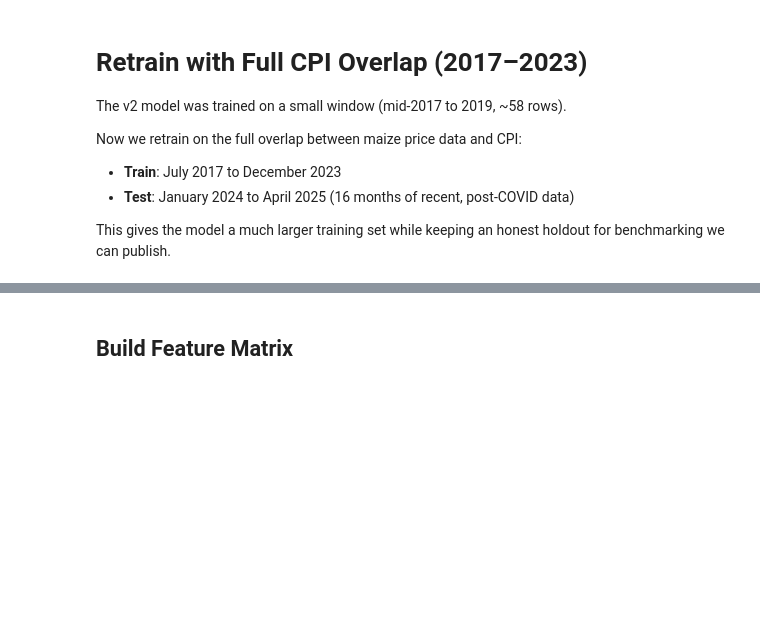
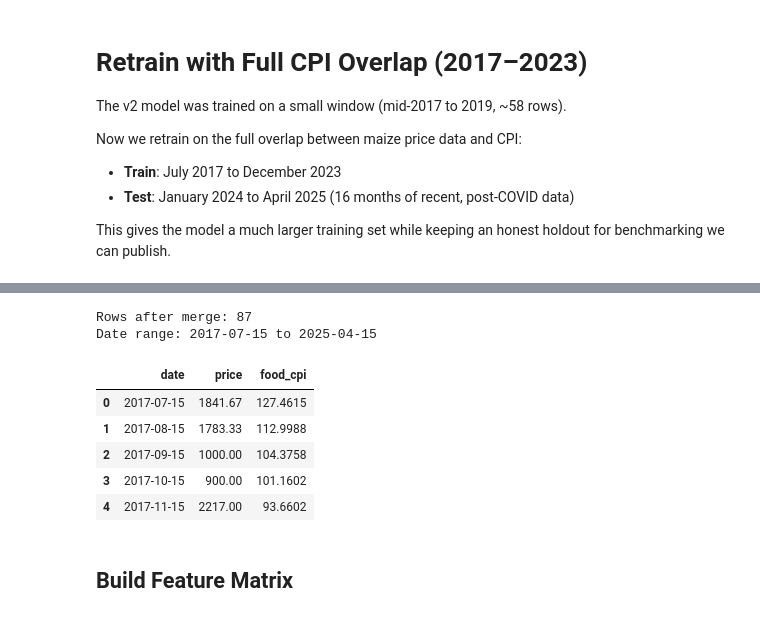
Before and after one commit to Byabasaija/east-africa-food-prices, a Jupyter notebook: food_prices_model/05_retrain_full.ipynb, the cells around one changed output, grey strips where cells are left out. Cells and saved outputs as stored; diff of their text form; code cells hidden in the pictures; blank space fills up the shorter version.

```diff
--- a/food_prices_model/05_retrain_full.ipynb
+++ b/food_prices_model/05_retrain_full.ipynb
@@ -12,29 +36,39 @@ for benchmarking we can publish.
 # %%
 import pandas as pd
 from huggingface_hub import hf_hub_download
 
 # Download datasets from HuggingFace
 prices_path = hf_hub_download(
     repo_id="byabasaija/uganda-maize-prices",
     filename="uganda_maize_prices_owino.csv",
     repo_type="dataset",
 )
 cpi_path = hf_hub_download(
     repo_id="byabasaija/uganda-food-cpi",
-    filename="food_cpi_monthly.csv",
+    filename="maize_cpi_monthly.csv",
     repo_type="dataset",
 )
 
+
 maize_df = pd.read_csv(prices_path)
-cpi_df = pd.read_csv(cpi_path)
+cpi_df = pd.read_csv(cpi_path).rename(columns={"maize_cpi": "food_cpi"})
 
 # Merge on year + month
 merged_clean = maize_df.merge(cpi_df, on=["year", "month"], how="inner")
 merged_clean["date"] = pd.to_datetime(merged_clean[["year", "month"]].assign(day=15))
 
 print(f"Rows after merge: {len(merged_clean)}")
 print(f"Date range: {merged_clean['date'].min().date()} to {merged_clean['date'].max().date()}")
 merged_clean[["date", "price", "food_cpi"]].head()
+# %% [output]
+Rows after merge: 87
+Date range: 2017-07-15 to 2025-04-15
+|  | date | price | food_cpi |
+| 0 | 2017-07-15 | 1841.67 | 127.4615 |
+| 1 | 2017-08-15 | 1783.33 | 112.9988 |
+| 2 | 2017-09-15 | 1000.00 | 104.3758 |
+| 3 | 2017-10-15 | 900.00 | 101.1602 |
+| 4 | 2017-11-15 | 2217.00 | 93.6602 |
 # %% [markdown]
 ## Build Feature Matrix
 # %%
```
Also changed, not shown: parts of 15 cells of this notebook, 9 other files.
